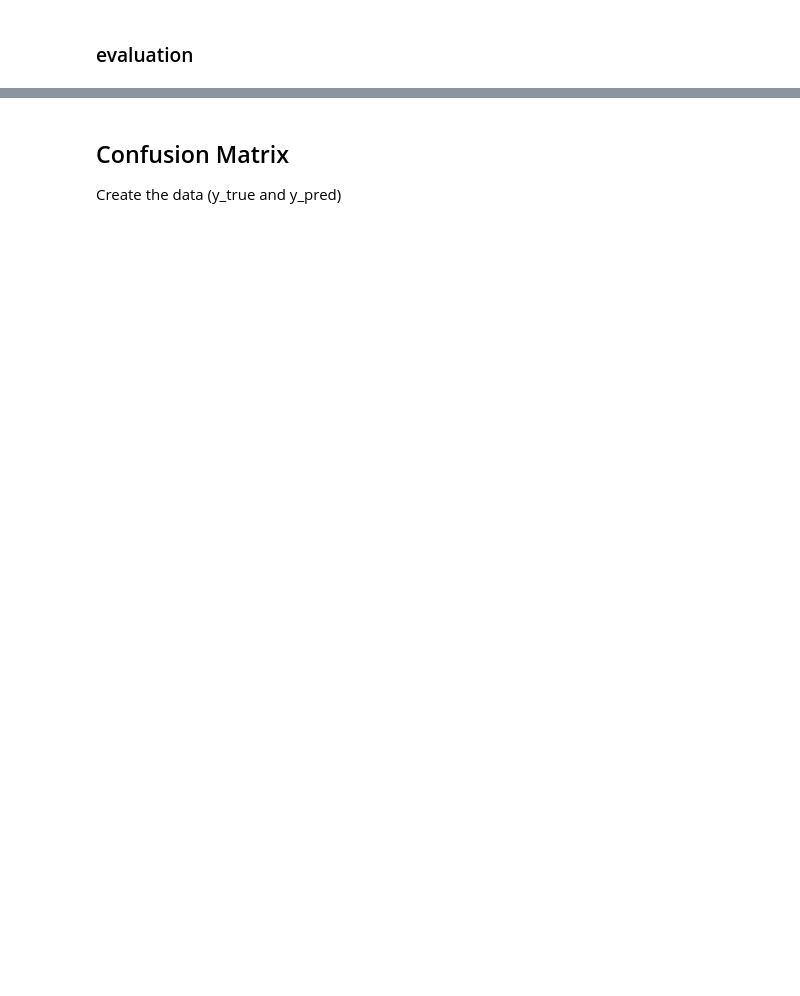
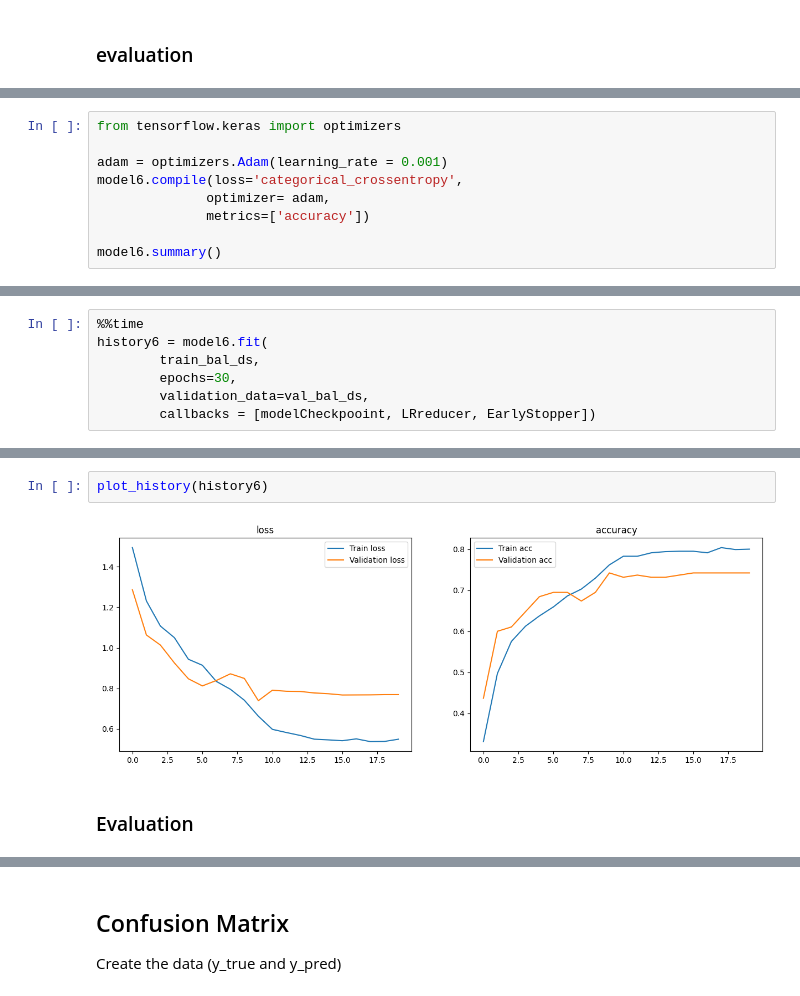
Before and after one commit to tdurova/starsmiles, a Jupyter notebook: notebooks/notebook_enric.ipynb, the cells around one changed output, grey strips where cells are left out. Drawn from its saved outputs; the diff is of its cells as text; blank space fills up the shorter version.

```diff
--- a/notebooks/notebook_enric.ipynb
+++ b/notebooks/notebook_enric.ipynb
@@ -888,0 +1095,9 @@ print(loss, accuracy)
+# %%
+from tensorflow.keras import optimizers
+
+adam = optimizers.Adam(learning_rate = 0.001)
+model6.compile(loss='categorical_crossentropy',
+              optimizer= adam,
+              metrics=['accuracy'])
+
+model6.summary()
@@ -888,0 +1126,7 @@ print(loss, accuracy)
+# %%
+%%time
+history6 = model6.fit(
+        train_bal_ds,
+        epochs=30,
+        validation_data=val_bal_ds,
+        callbacks = [modelCheckpooint, LRreducer, EarlyStopper])
@@ -888,0 +1151,6 @@ print(loss, accuracy)
+# %%
+plot_history(history6)
+# %% [output]
+[figure, added]
+# %% [markdown]
+### Evaluation
```
Also changed, not shown: parts of 62 cells of this notebook.
